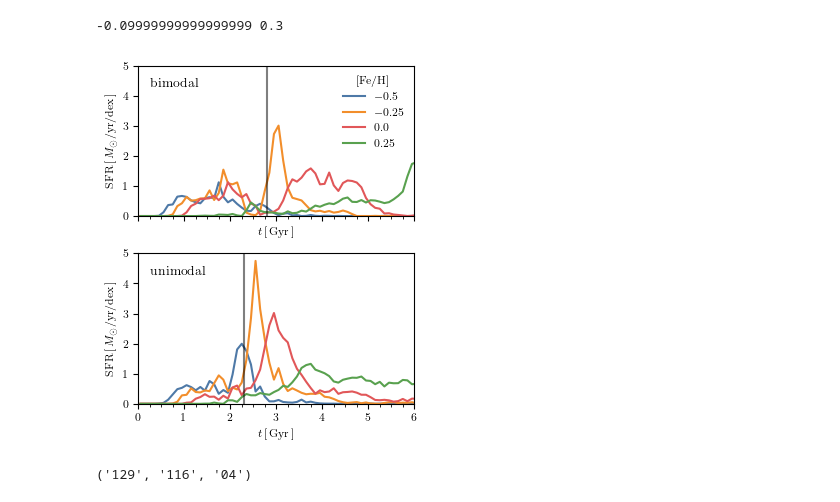
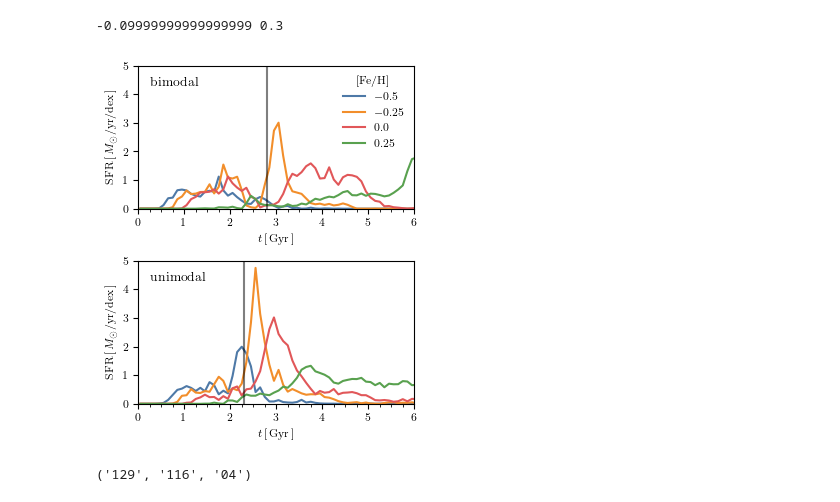
Before and after one commit to gusbeane/GSEgas, a Jupyter notebook: plots/before_after/before_after.ipynb, the cells around one changed output. Drawn from its saved outputs; the diff is of its cells as text; code cells hidden in the pictures.

Commit message:
Update paper plots

```diff
--- a/plots/before_after/before_after.ipynb
+++ b/plots/before_after/before_after.ipynb
@@ -358,7 +358,7 @@ print(m, b)
 # %% [output]
 -0.09999999999999999 0.3
 # %%
-fig, axs = plt.subplots(2, 1, figsize=(columnwidth, 1.2*columnwidth), sharex=True, sharey=True)
+fig, axs = plt.subplots(2, 1, figsize=(columnwidth, 1.2*columnwidth))
 
 for ax,gal,name,t0 in zip(axs, [gal0, gal1], [r'$\textrm{bimodal}$', r'$\textrm{unimodal}$'], [2.8, 2.3]):
     logFeH, logMgFe, tform, mform, keybool = get_stuff(gal)
@@ -384,34 +384,34 @@ for ax,gal,name,t0 in zip(axs, [gal0, gal1], [r'$\textrm{bimodal}$', r'$\textrm{
         dt = tbins[1] - tbins[0]
 
         # ax.hist(tform[high_alpha_in_band], bins=tbins, weights=mass_form[high_alpha_in_band]/dt,
                 # histtype='step', color=c, label=r'$\textrm{high } \alpha$');
 
         # ax.hist(tform[low_alpha_in_band], bins=tbins, weights=mass_form[low_alpha_in_band]/dt,
                 # histtype='step', color=c, ls='dotted', label=r'$\textrm{low } \alpha$')
 
         tplot = 0.5*(tbins[1:] + tbins[:-1])
 
         hist, _ = np.histogram(tform[in_band], bins=tbins, weights=10*mform[in_band]/dt/dlogFeH0)
         ax.plot(tplot, hist, c=c, label=r'$'+str(logFeH0)+'$');
 
         # ax.hist(tform[in_band], bins=tbins, weights=mass_form[in_band]/dt, histtype='step',
                 # color = c, label=r'$'+str(logFeH0)+'$')
 
     ax.axvline(t0, c='k', alpha=0.5)
 
     ax.set(xlim=(0, 6), ylim=(0, 5))
     ax.set(xticks=np.arange(0, 6+1, 1))
     ax.set_xticks(np.arange(0, 6+0.25, 0.25), minor=True)
     ax.text(0.25, 4.25, name, size='large')
 
     ax.set(xlabel=r'$t\,[\,\textrm{Gyr}\,]$', ylabel=r'$\textrm{SFR}\,[\,M_{\odot}/\textrm{yr}/\textrm{dex}\,]$')
 
 
 axs[0].legend(frameon=False, title=r'$[\textrm{Fe}/\textrm{H}]$')
 fig.tight_layout()
 fig.savefig('before_after_sfh_by_iron.pdf')
 # %% [output]
-[figure, old version]
+[figure, new version]
 # %%
 fig, ax = plt.subplots(1, 1, figsize=(columnwidth, 0.6*columnwidth))
 
```
Also changed, not shown: 3 other files.
